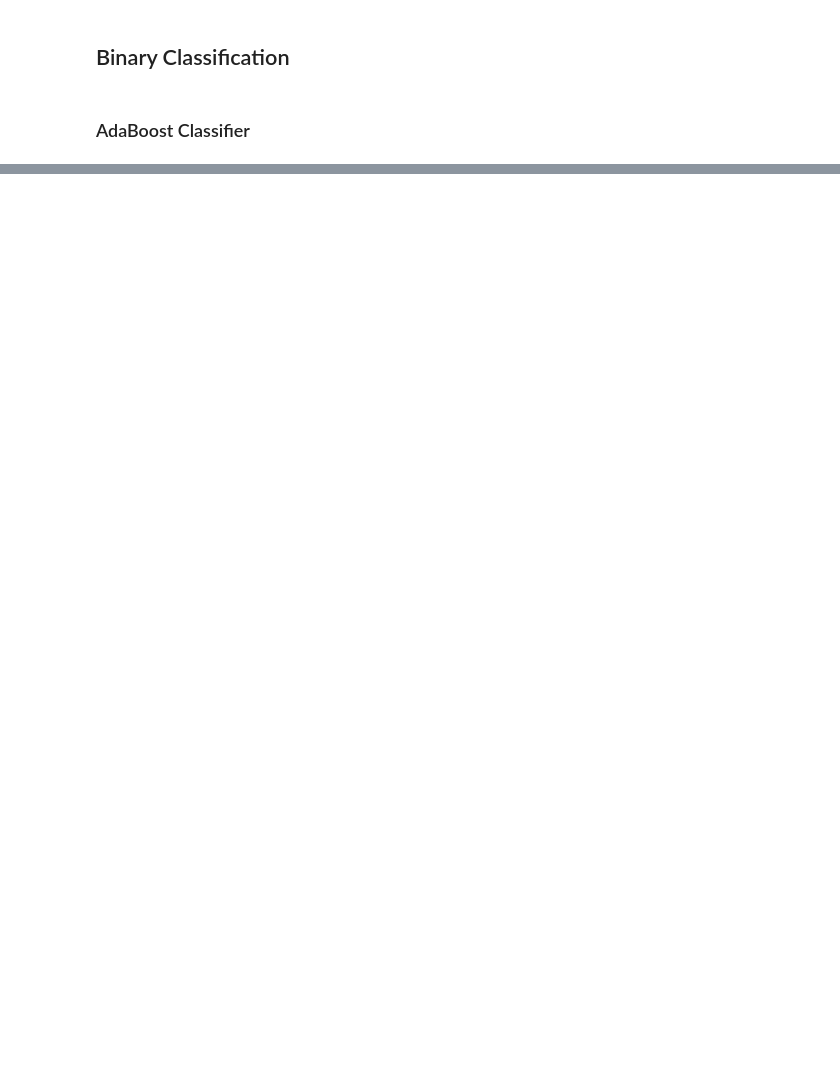
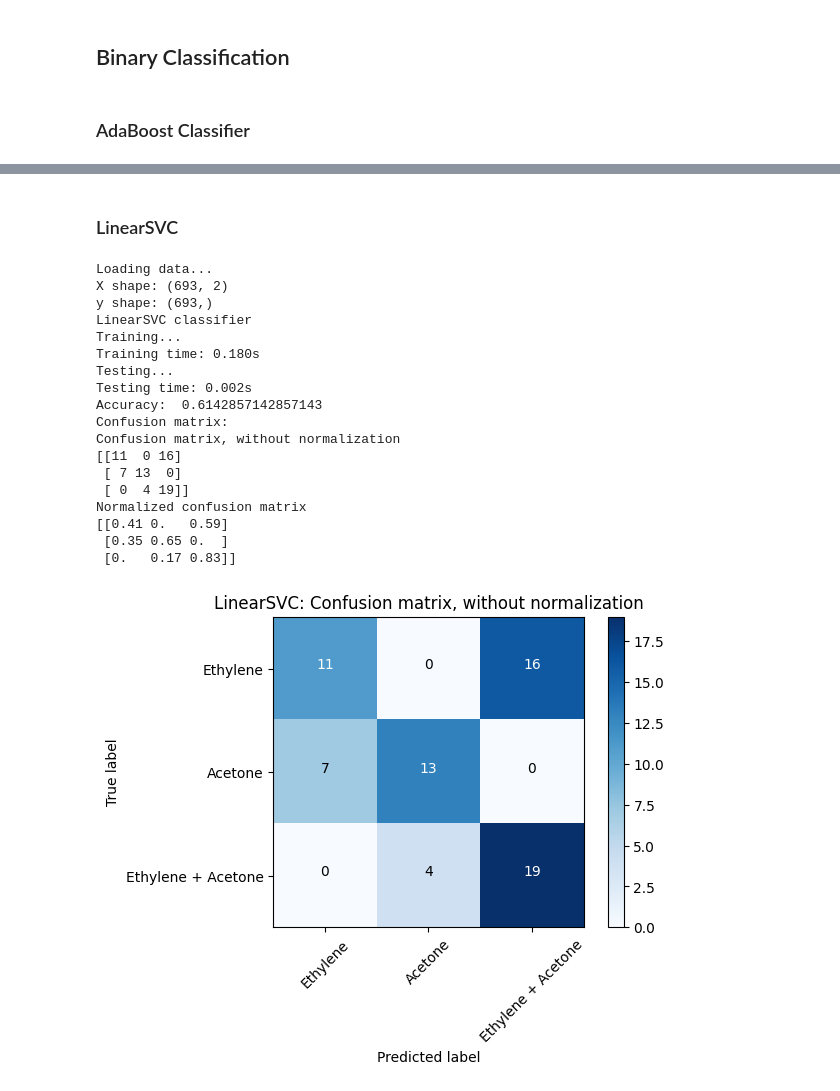
Before and after one commit to VincitoreSi/ElectronicNoseSystem, a Jupyter notebook: ElectricNoseSystem.ipynb, the cells around one changed output, grey strips where cells are left out. Cells and saved outputs as stored; diff of their text form; code cells hidden in the pictures; blank space fills up the shorter version.

```diff
--- a/ElectricNoseSystem.ipynb
+++ b/ElectricNoseSystem.ipynb
@@ -288,0 +390,74 @@ Normalized confusion matrix
+# %% [markdown]
+### LinearSVC
+# %%
+"""
+file: linearsvc.py
+author: @VincitoreSi
+date: 2023-12-16
+brief: LinearSVC classifier for the binary classification problem
+"""
+
+
+def linearsvc(X_train, X_test, y_train, y_test, classes):
+    """
+    LinearSVC classifier for the binary classification problem
+    :param X_train: training data
+    :param X_test: testing data
+    :param y_train: training labels
+    :param y_test: testing labels
+    :return: LinearSVC classifier
+    """
+    svc_clf = svm.LinearSVC(C=1.0, class_weight=None, dual=True, fit_intercept=True, intercept_scaling=1, loss='squared_hinge', max_iter=5000, multi_class='ovr', penalty='l2', random_state=None, tol=0.0001, verbose=0)
+    print("LinearSVC classifier")
+    print("Training...")
+    start = time.time()
+    svc_clf.fit(X_train, y_train)
+    end = time.time()
+    print(f"Training time: {(end - start):.3f}s")
+    print("Testing...")
+    start = time.time()
+    y_pred = svc_clf.predict(X_test)
+    end = time.time()
+    print(f"Testing time: {(end - start):.3f}s")
+    print("Accuracy: ", svc_clf.score(X_test, y_test))
+    print("Confusion matrix:")
+    cnf_matrix = confusion_matrix(y_test, y_pred)
+    np.set_printoptions(precision=2)
+    cls = np.unique(y_train)
+    plt.figure()
+    plot_confusion_matrix(cnf_matrix, classes=[classes[i] for i in cls], title='LinearSVC: Confusion matrix, without normalization')
+    plt.savefig('output/images/linearsvc_cm.png')
+    plt.figure()
+    plot_confusion_matrix(cnf_matrix, classes=[classes[i] for i in cls], normalize=True, title='LinearSVC: Normalized confusion matrix')
+    plt.savefig('output/images/linearsvc_cm_normalized.png')
+    # plt.show()
+    return svc_clf
+
+def main():
+    """The main function"""
+    X_train, X_test, y_train, y_test = load_gas_data('Data/data/expanded_data.csv')
+    classes = {1: "Ethylene", 2: "Acetone", 3: "Ethylene + Acetone"}
+    linearsvc(X_train, X_test, y_train, y_test, classes)
+
+if __name__ == "__main__":
+    main()
+# %% [output]
+Loading data...
+X shape: (693, 2)
+y shape: (693,)
+LinearSVC classifier
+Training...
+Training time: 0.180s
+Testing...
+Testing time: 0.002s
+Accuracy:  0.6142857142857143
+Confusion matrix:
+Confusion matrix, without normalization
+[[11  0 16]
+ [ 7 13  0]
+ [ 0  4 19]]
+Normalized confusion matrix
+[[0.41 0.   0.59]
+ [0.35 0.65 0.  ]
+ [0.   0.17 0.83]]
+[figure, added]
```
Also changed, not shown: parts of 21 cells of this notebook, 2 other files.
